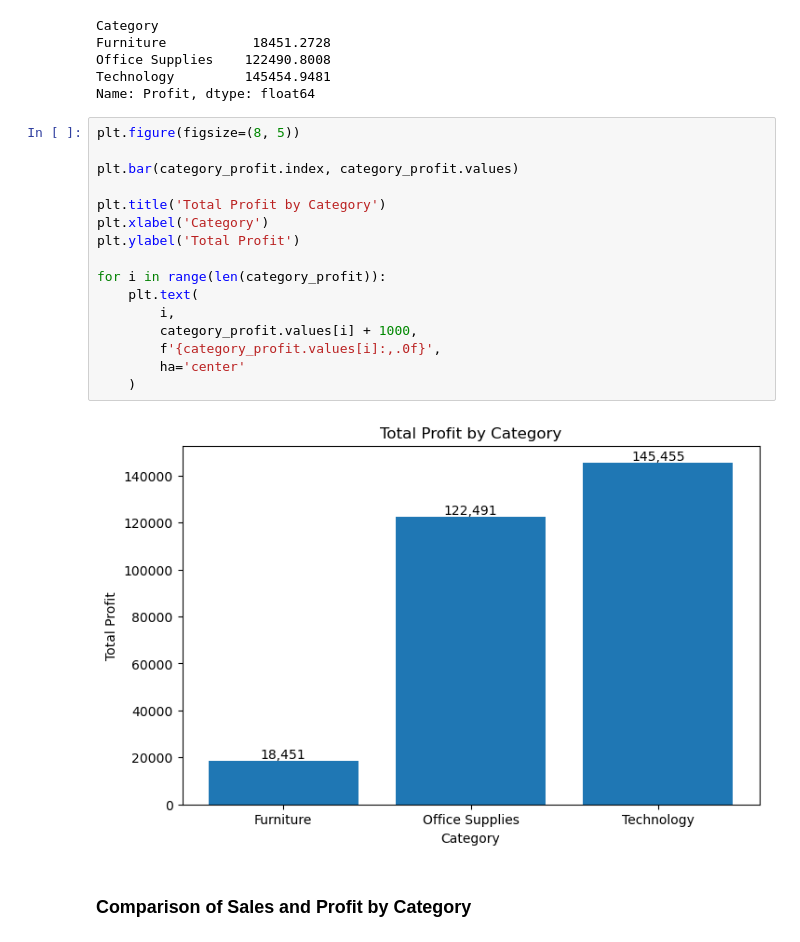
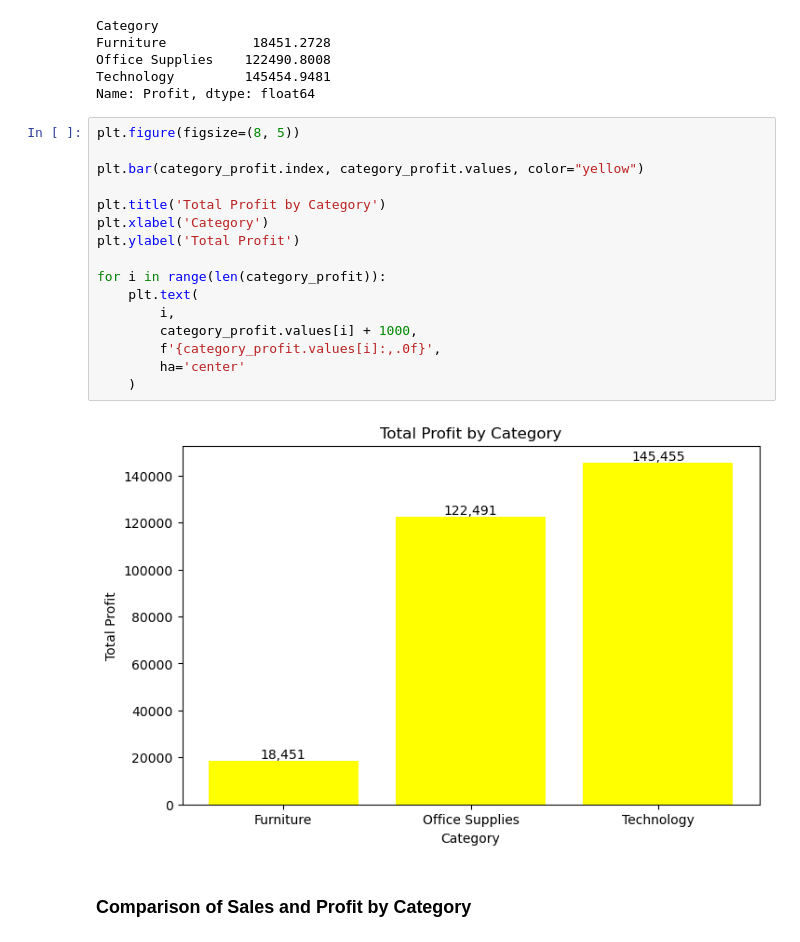
Before and after one commit to mdtarif-code/superstore-sales-data-analysis, a Jupyter notebook: Superstore Sales Data Analysis.ipynb, the cells around one changed output. Cells and saved outputs as stored; diff of their text form.

```diff
--- a/Superstore Sales Data Analysis.ipynb
+++ b/Superstore Sales Data Analysis.ipynb
@@ -211,21 +211,21 @@ Name: Profit, dtype: float64
 # %%
 plt.figure(figsize=(8, 5))
 
-plt.bar(category_profit.index, category_profit.values)
+plt.bar(category_profit.index, category_profit.values, color="yellow")
 
 plt.title('Total Profit by Category')
 plt.xlabel('Category')
 plt.ylabel('Total Profit')
 
 for i in range(len(category_profit)):
     plt.text(
         i,
         category_profit.values[i] + 1000,
         f'{category_profit.values[i]:,.0f}',
         ha='center'
     )
 # %% [output]
-[figure, old version]
+[figure, new version]
 # %% [markdown]
 ### Comparison of Sales and Profit by Category
 # %%
```
Also changed, not shown: parts of 21 cells of this notebook.
